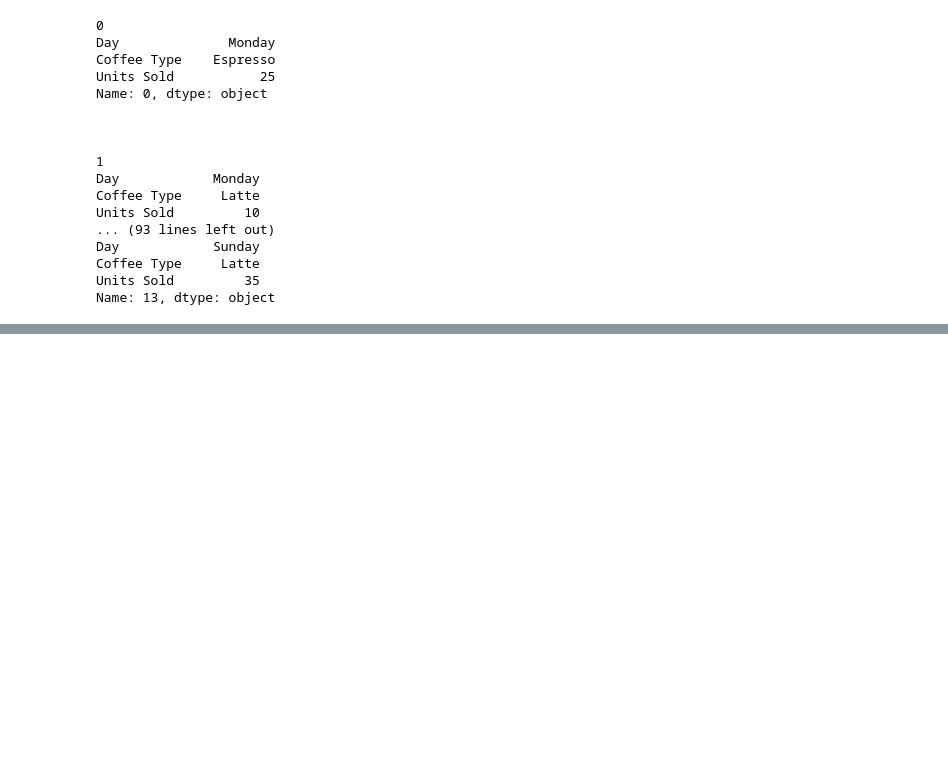
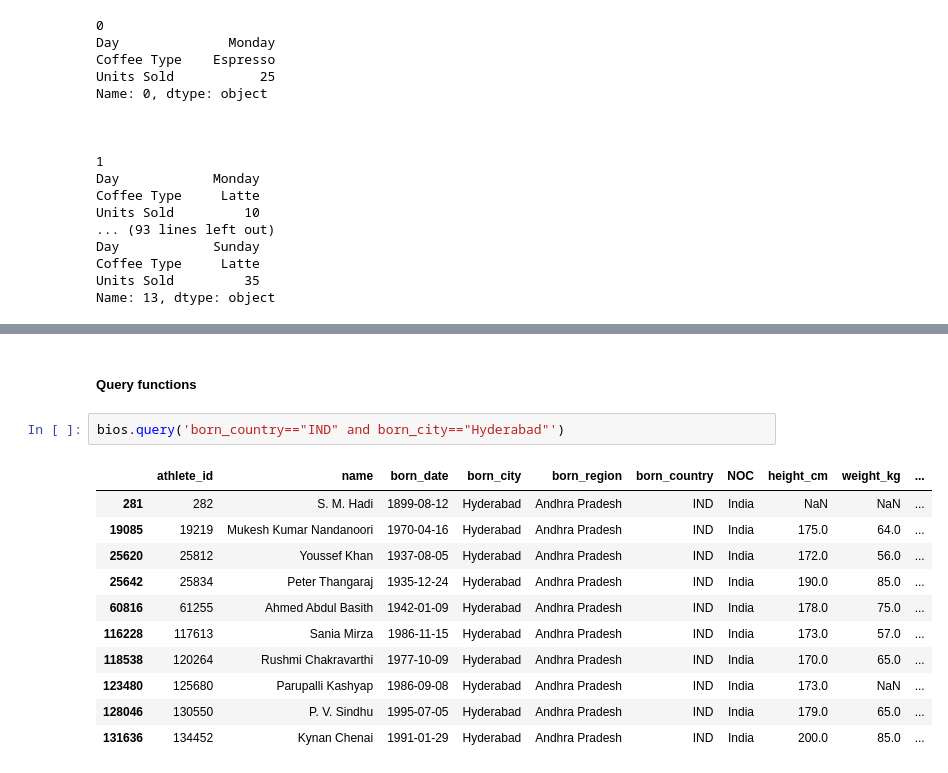
Before and after one commit to karthik4626/Pandas, a Jupyter notebook: pandas.ipynb, the cells around one changed output, grey strips where cells are left out. Cells and saved outputs as stored; diff of their text form; blank space fills up the shorter version.

```diff
--- a/pandas.ipynb
+++ b/pandas.ipynb
@@ -272,0 +378,16 @@ Name: 13, dtype: object
+# %% [markdown]
+##### Query functions
+# %%
+bios.query('born_country=="IND" and born_city=="Hyderabad"')
+# %% [output]
+|  | athlete_id | name | born_date | born_city | born_region | born_country | NOC | height_cm | weight_kg | ... |
+| 281 | 282 | S. M. Hadi | 1899-08-12 | Hyderabad | Andhra Pradesh | IND | India | NaN | NaN | ... |
+| 19085 | 19219 | Mukesh Kumar Nandanoori | 1970-04-16 | Hyderabad | Andhra Pradesh | IND | India | 175.0 | 64.0 | ... |
+| 25620 | 25812 | Youssef Khan | 1937-08-05 | Hyderabad | Andhra Pradesh | IND | India | 172.0 | 56.0 | ... |
+| 25642 | 25834 | Peter Thangaraj | 1935-12-24 | Hyderabad | Andhra Pradesh | IND | India | 190.0 | 85.0 | ... |
+| 60816 | 61255 | Ahmed Abdul Basith | 1942-01-09 | Hyderabad | Andhra Pradesh | IND | India | 178.0 | 75.0 | ... |
+| 116228 | 117613 | Sania Mirza | 1986-11-15 | Hyderabad | Andhra Pradesh | IND | India | 173.0 | 57.0 | ... |
+| 118538 | 120264 | Rushmi Chakravarthi | 1977-10-09 | Hyderabad | Andhra Pradesh | IND | India | 170.0 | 65.0 | ... |
+| 123480 | 125680 | Parupalli Kashyap | 1986-09-08 | Hyderabad | Andhra Pradesh | IND | India | 173.0 | NaN | ... |
+| 128046 | 130550 | P. V. Sindhu | 1995-07-05 | Hyderabad | Andhra Pradesh | IND | India | 179.0 | 65.0 | ... |
+| 131636 | 134452 | Kynan Chenai | 1991-01-29 | Hyderabad | Andhra Pradesh | IND | India | 200.0 | 85.0 | ... |
```
Also changed, not shown: parts of 9 cells of this notebook.
